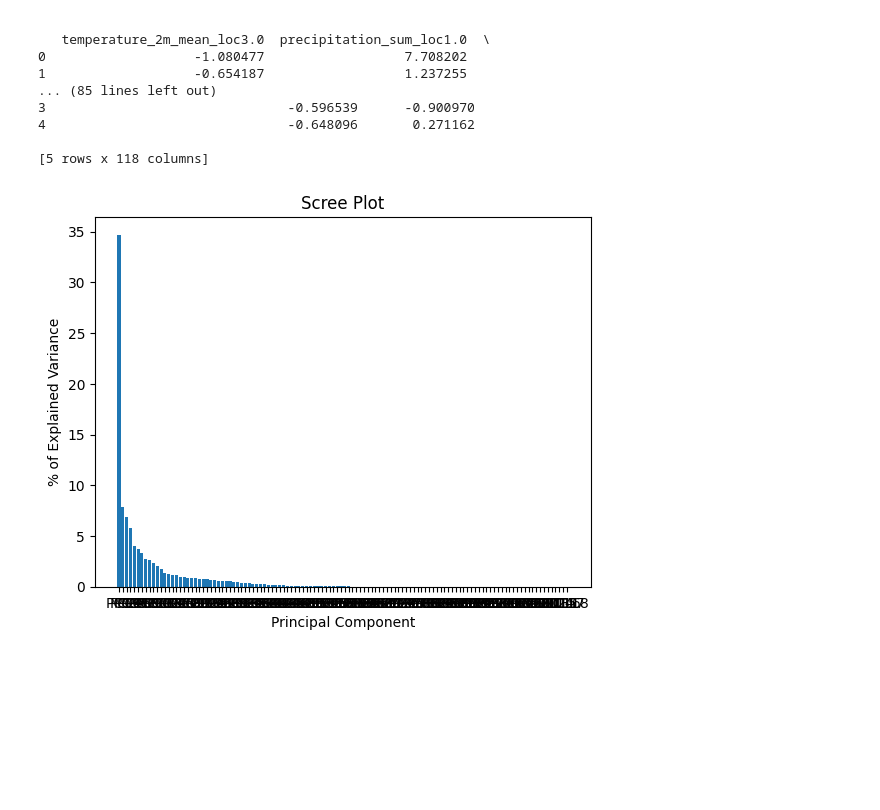
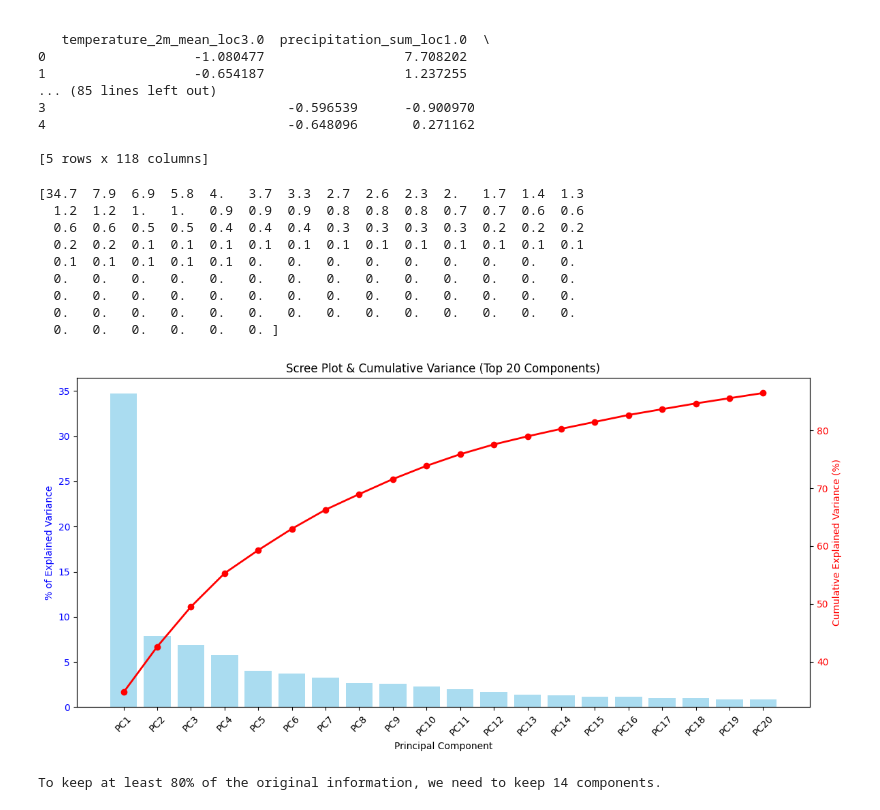
Before and after one commit to wiktorgrocholewski/Spring2026-TIC, a Jupyter notebook: 4_feature_selection/PCA_Artem.ipynb, the cells around one changed output. Cells and saved outputs as stored; diff of their text form; code cells hidden in the pictures; blank space fills up the shorter version.

```diff
--- a/4_feature_selection/PCA_Artem.ipynb
+++ b/4_feature_selection/PCA_Artem.ipynb
@@ -85,14 +85,51 @@ pca_data = pca.transform(df_scaled)
 # %%
 #Scree plot to see how many components should go into the final plot
 import matplotlib.pyplot as plt
 
-per_var = np.round(pca.explained_variance_ratio_*100, decimals=1)
-labels = ['PC' + str(x) for x in range(1,len(per_var)+1)]
+per_var = np.round(pca.explained_variance_ratio_ * 100, decimals=1)
+cum_var = np.cumsum(per_var)
 
-plt.bar(x=range(1, len(per_var)+1), height=per_var, tick_label=labels)
-plt.ylabel('% of Explained Variance')
-plt.xlabel('Principal Component')
-plt.title('Scree Plot')
+top_n = 20
+labels = ['PC' + str(x) for x in range(1, top_n + 1)]
+
+fig, ax1 = plt.subplots(figsize=(12, 6))
+
+# Bar plot for individual variance
+ax1.bar(x=range(1, top_n + 1), height=per_var[:top_n], tick_label=labels, color='skyblue', alpha=0.7)
+ax1.set_ylabel('% of Explained Variance', color='blue')
+ax1.set_xlabel('Principal Component')
+ax1.tick_params(axis='y', labelcolor='blue')
+plt.xticks(rotation=45)
+
+# Line plot for cumulative variance
+ax2 = ax1.twinx()
+ax2.plot(range(1, top_n + 1), cum_var[:top_n], color='red', marker='o', linewidth=2)
+ax2.set_ylabel('Cumulative Explained Variance (%)', color='red')
+ax2.tick_params(axis='y', labelcolor='red')
+
+plt.title(f'Scree Plot & Cumulative Variance (Top {top_n} Components)')
+plt.grid(False)
+plt.tight_layout()
 plt.show()
 # %% [output]
+[34.7  7.9  6.9  5.8  4.   3.7  3.3  2.7  2.6  2.3  2.   1.7  1.4  1.3
+  1.2  1.2  1.   1.   0.9  0.9  0.9  0.8  0.8  0.8  0.7  0.7  0.6  0.6
+  0.6  0.6  0.5  0.5  0.4  0.4  0.4  0.3  0.3  0.3  0.3  0.2  0.2  0.2
+  0.2  0.2  0.1  0.1  0.1  0.1  0.1  0.1  0.1  0.1  0.1  0.1  0.1  0.1
+  0.1  0.1  0.1  0.1  0.1  0.   0.   0.   0.   0.   0.   0.   0.   0.
+  0.   0.   0.   0.   0.   0.   0.   0.   0.   0.   0.   0.   0.   0.
+  0.   0.   0.   0.   0.   0.   0.   0.   0.   0.   0.   0.   0.   0.
+  0.   0.   0.   0.   0.   0.   0.   0.   0.   0.   0.   0.   0.   0.
+  0.   0.   0.   0.   0.   0. ]
-[figure, old version]
+[figure, new version]
+# %%
+#Number of principal components that we keep
+target_variance=80
+
+total_pc=1
+for i in cum_var:
+  if i < target_variance:
+    total_pc += 1
+print(f"To keep at least {target_variance}% of the original information, we need to keep {total_pc} components.")
+# %% [output]
+To keep at least 80% of the original information, we need to keep 14 components.
```
Also changed, not shown: parts of 1 cell of this notebook.
